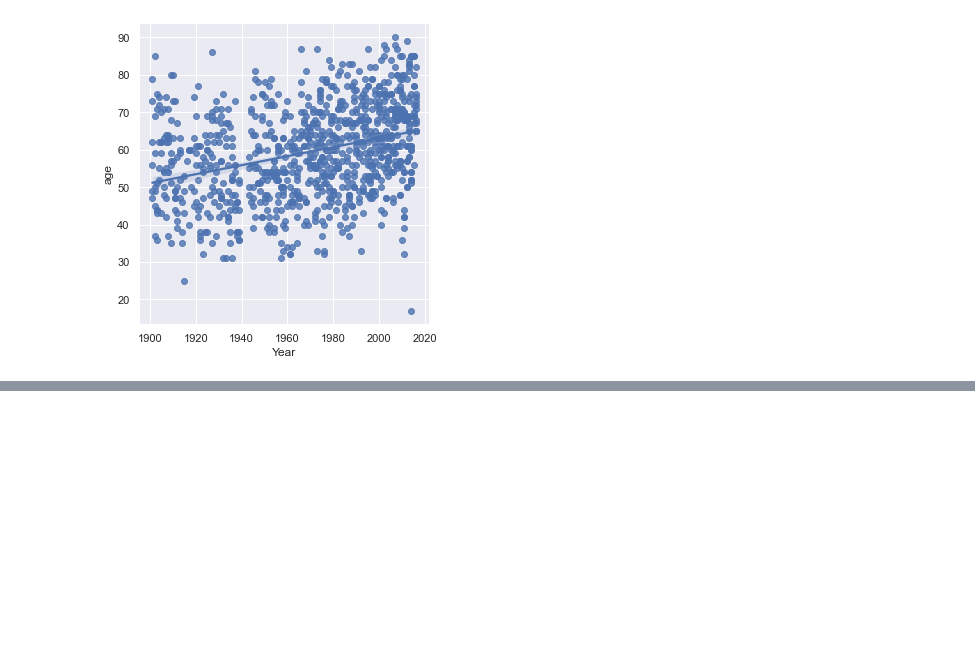
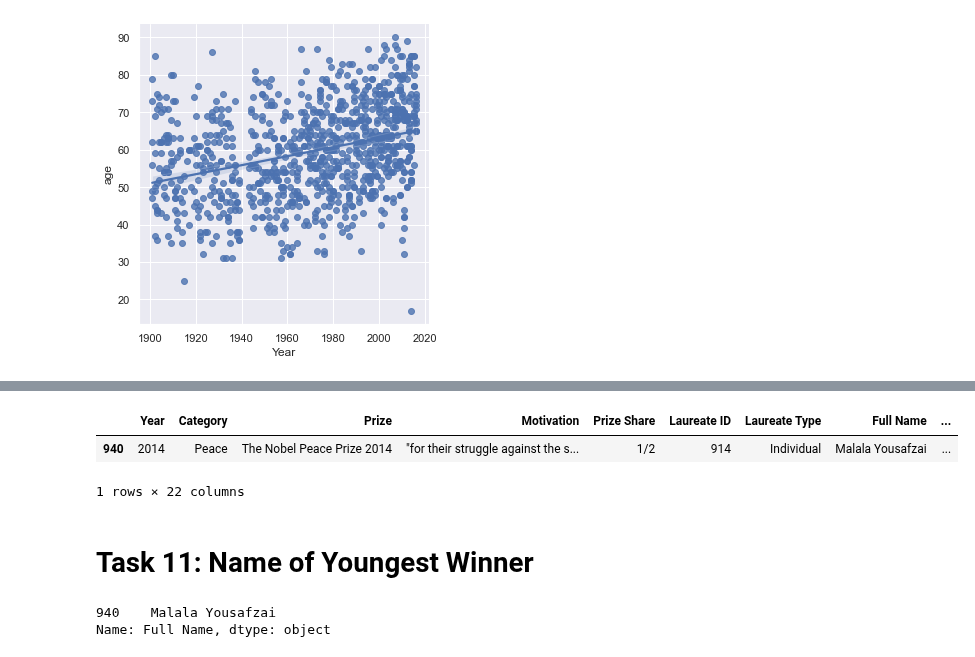
Before and after one commit to Jose-Servin/DataCamp, a Jupyter notebook: Projects/Nobel_Prize/Nobel_Prize_EDA.ipynb, the cells around one changed output, grey strips where cells are left out. Drawn from its saved outputs; the diff is of its cells as text; code cells hidden in the pictures; blank space fills up the shorter version.

```diff
--- a/Projects/Nobel_Prize/Nobel_Prize_EDA.ipynb
+++ b/Projects/Nobel_Prize/Nobel_Prize_EDA.ipynb
@@ -233,0 +264,14 @@ sns.lmplot(data=nobel, x= 'Year', y= 'age')
+# %%
+youngest_winner = nobel.nsmallest(1, 'age')
+youngest_winner
+# %% [output]
+|  | Year | Category | Prize | Motivation | Prize Share | Laureate ID | Laureate Type | Full Name | ... |
+| 940 | 2014 | Peace | The Nobel Peace Prize 2014 | "for their struggle against the s... | 1/2 | 914 | Individual | Malala Yousafzai | ... |
+1 rows × 22 columns
+# %% [markdown]
+# Task 11: Name of Youngest Winner
+# %%
+youngest_winner['Full Name']
+# %% [output]
+940    Malala Yousafzai
+Name: Full Name, dtype: object
```
Also changed, not shown: parts of 5 cells of this notebook.
